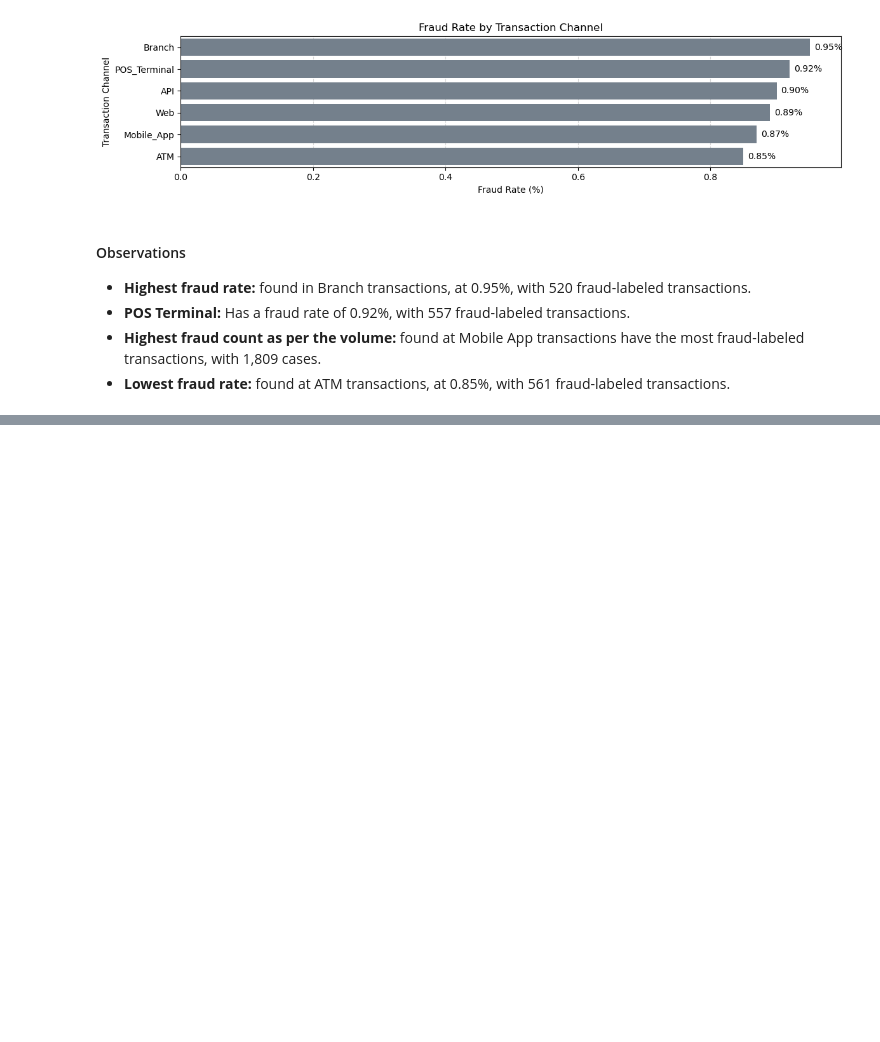
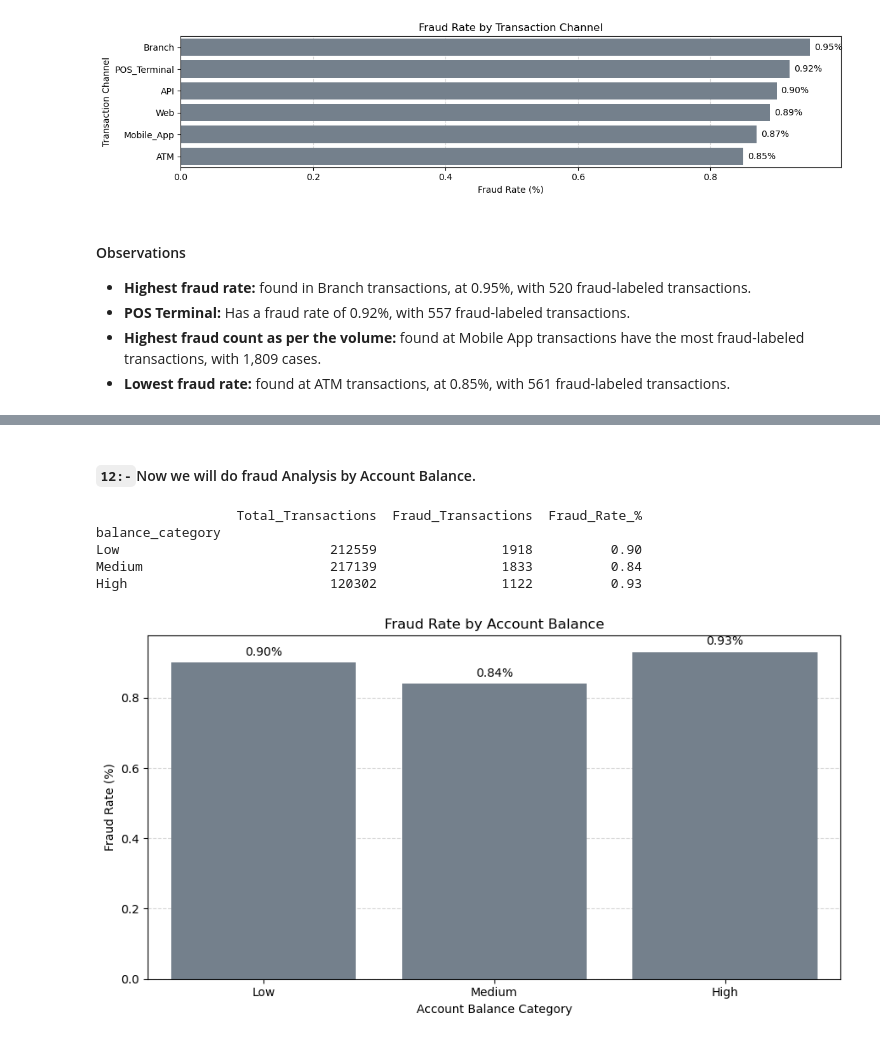
Before and after one commit to MrinmoyTalukdar27/FraudLens-Indian-Banking-Analytics, a Jupyter notebook: EDA.ipynb, the cells around one changed output, grey strips where cells are left out. Saved outputs shown, nothing was run; the diff lists cells and outputs as text; code cells hidden in the pictures; blank space fills up the shorter version.

```diff
--- a/EDA.ipynb
+++ b/EDA.ipynb
@@ -579,0 +713,2 @@ plt.show()
+# %% [markdown]
+#### `12:-`Now we will do fraud Analysis by Account Balance.
@@ -579,0 +722,55 @@ plt.show()
+# %%
+# now we will calculate fraud count and rates
+fraud_by_balance = df.groupby(
+    "balance_category",
+    observed=True
+).agg(
+    Total_Transactions=("is_fraud", "count"),
+    Fraud_Transactions=("is_fraud", "sum")
+)
+
+fraud_by_balance["Fraud_Rate_%"] = (
+    fraud_by_balance["Fraud_Transactions"]
+    / fraud_by_balance["Total_Transactions"] * 100
+).round(2)
+
+print(fraud_by_balance)
+# %% [output]
+                  Total_Transactions  Fraud_Transactions  Fraud_Rate_%
+balance_category
+Low                           212559                1918          0.90
+Medium                        217139                1833          0.84
+High                          120302                1122          0.93
+# %%
+# now we will visualize it
+plt.figure(figsize=(9, 5))
+
+ax = sns.barplot(
+    data=fraud_by_balance.reset_index(),
+    x="balance_category",
+    y="Fraud_Rate_%",
+    color="slategray"
+)
+
+for bar in ax.patches:
+    height = bar.get_height()
+    ax.annotate(
+        f"{height:.2f}%",
+        (bar.get_x() + bar.get_width() / 2, height),
+        ha="center",
+        va="bottom",
+        xytext=(0, 4),
+        textcoords="offset points"
+    )
+
+plt.title("Fraud Rate by Account Balance")
+plt.xlabel("Account Balance Category")
+plt.ylabel("Fraud Rate (%)")
+
+plt.grid(axis="y", linestyle="--", alpha=0.5)
+plt.gca().set_axisbelow(True)
+
+plt.tight_layout()
+plt.show()
+# %% [output]
+[figure, added]
```
Also changed, not shown: parts of 30 cells of this notebook.
